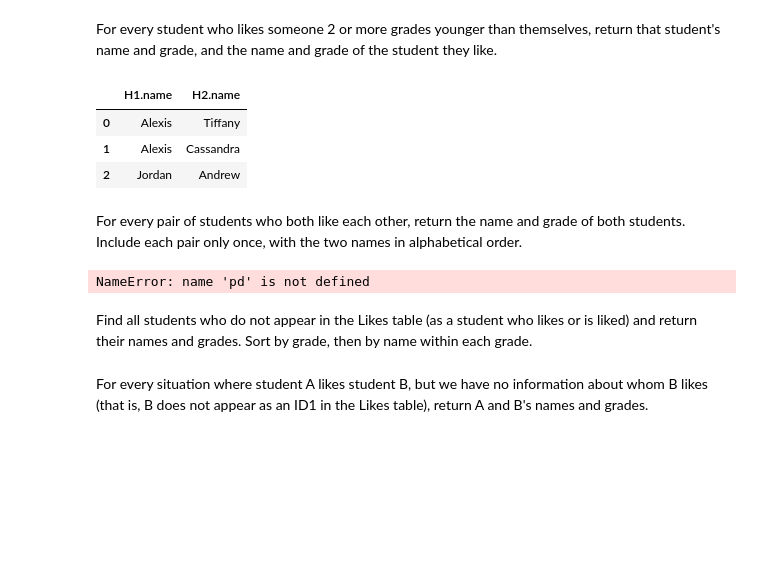
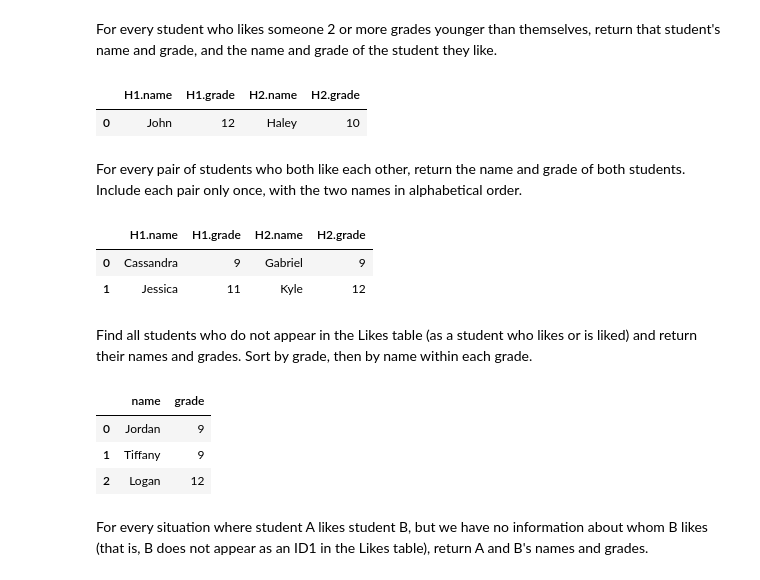
Before and after one commit to dwpsutton/ASI_excercises, a Jupyter notebook: SQL/SQL Workshop Exercises.ipynb, the cells around one changed output. Saved outputs shown, nothing was run; the diff lists cells and outputs as text; code cells hidden in the pictures; blank space fills up the shorter version.

```diff
--- a/SQL/SQL Workshop Exercises.ipynb
+++ b/SQL/SQL Workshop Exercises.ipynb
@@ -160,22 +162,30 @@ ea
 # %% [markdown]
 For every student who likes someone 2 or more grades younger than themselves, return that student's name and grade, and the name and grade of the student they like.
 # %%
-eb= pd.read_sql("SELECT H1.name, H2.name FROM HighSchooler H1 JOIN ( Friend JOIN HighSchooler H2 ON H2.ID = ID2 ) ON H1.ID = ID1 WHERE H1.grade > (H2.grade+1)",con)
+eb= pd.read_sql("SELECT H1.name, H1.grade, H2.name, H2.grade FROM HighSchooler H1 JOIN ( Likes JOIN HighSchooler H2 ON H2.ID = ID2 ) ON H1.ID = ID1 WHERE H1.grade > (H2.grade+1)",con)
 eb
 # %% [output]
-|  | H1.name | H2.name |
-| 0 | Alexis | Tiffany |
-| 1 | Alexis | Cassandra |
-| 2 | Jordan | Andrew |
+|  | H1.name | H1.grade | H2.name | H2.grade |
+| 0 | John | 12 | Haley | 10 |
 # %% [markdown]
 For every pair of students who both like each other, return the name and grade of both students. Include each pair only once, with the two names in alphabetical order.
 # %%
-ec= pd.read_sql("SELECT H1.name, H1.grade, H2.name, H2.grade FROM HighSchooler H1 JOIN ( Likes JOIN HighSchooler H2 ON H2.ID = ID2 ) ON H1.ID = ID1 WHERE ID1 < ID2 ORDER BY H1.name, H2.name",con)
+ec= pd.read_sql("SELECT H1.name, H1.grade, H2.name, H2.grade FROM HighSchooler H1 JOIN ( (SELECT ID1 as VarID, ID2 FROM Likes WHERE ID2 IN (SELECT ID1 FROM Likes WHERE VarID = ID2)) JOIN HighSchooler H2 ON H2.ID = ID2 ) ON H1.ID = VarID and H1.Name < H2.Name ORDER BY H1.name, H2.name",con)
 ec
 # %% [output]
-NameError: name 'pd' is not defined
+|  | H1.name | H1.grade | H2.name | H2.grade |
+| 0 | Cassandra | 9 | Gabriel | 9 |
+| 1 | Jessica | 11 | Kyle | 12 |
 # %% [markdown]
 Find all students who do not appear in the Likes table (as a student who likes or is liked) and return their names and grades. Sort by grade, then by name within each grade.
+# %%
+ed= pd.read_sql("SELECT name, grade FROM HighSchooler JOIN (SELECT ID as MID FROM HighSchooler EXCEPT SELECT ID1 FROM Likes INTERSECT SELECT ID as MID FROM HighSchooler EXCEPT SELECT ID2 FROM Likes) ON ID = MID ORDER by grade",con)
+ed
+# %% [output]
+|  | name | grade |
+| 0 | Jordan | 9 |
+| 1 | Tiffany | 9 |
+| 2 | Logan | 12 |
 # %% [markdown]
 For every situation where student A likes student B, but we have no information about whom B likes (that is, B does not appear as an ID1 in the Likes table), return A and B's names and grades.
 # %% [markdown]
```
Also changed, not shown: parts of 2 cells of this notebook.
